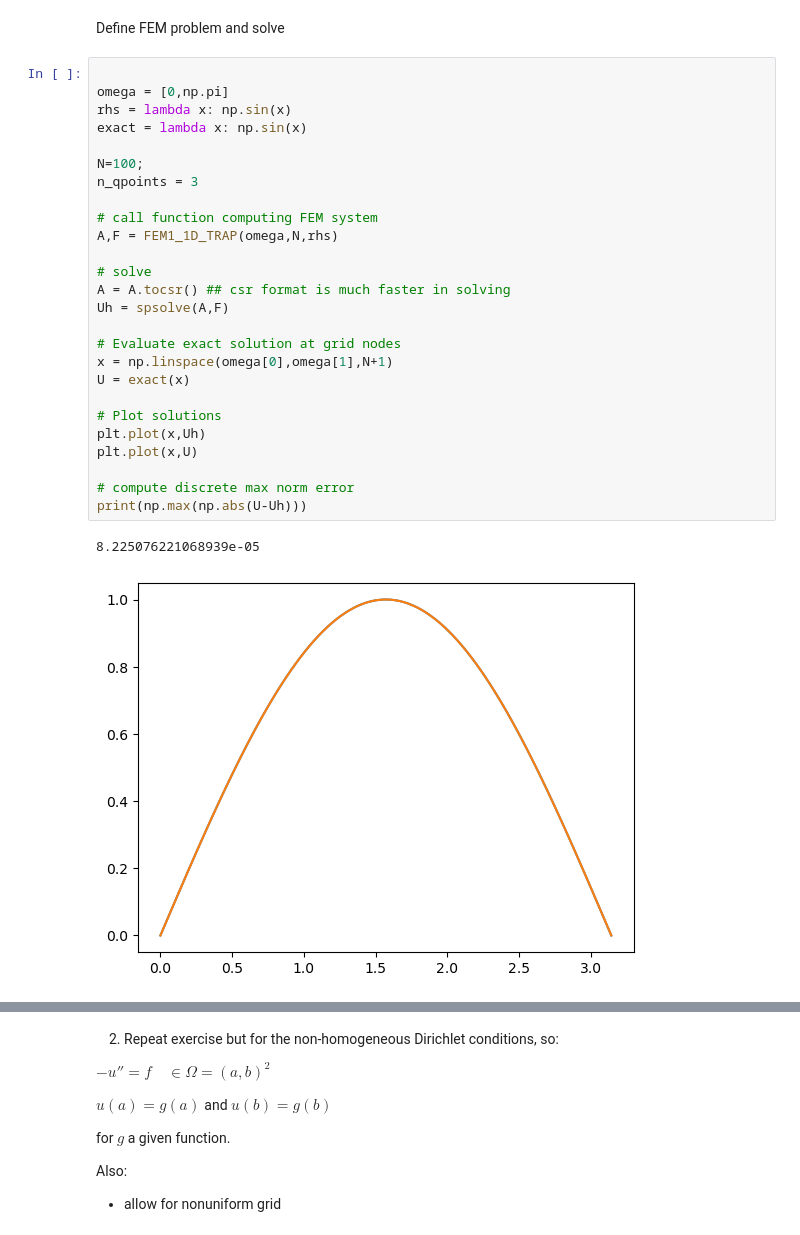
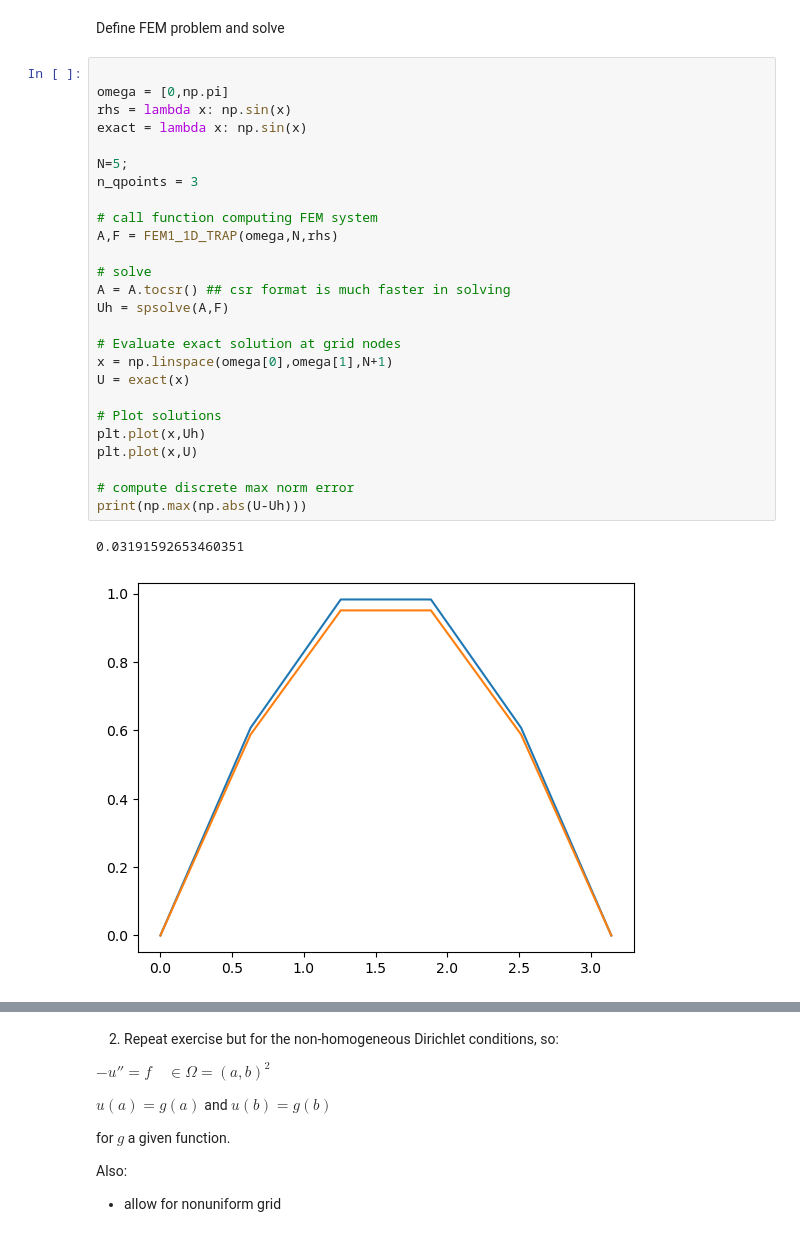
Before and after one commit to Gabriele-Codega/NSPDE-ANA2023, a Jupyter notebook: Python/C5.ipynb, the cells around one changed output, grey strips where cells are left out. Saved outputs shown, nothing was run; the diff lists cells and outputs as text.

```diff
--- a/Python/C5.ipynb
+++ b/Python/C5.ipynb
@@ -54,29 +54,29 @@ Define FEM problem and solve
 # %%
 
 omega = [0,np.pi]
 rhs = lambda x: np.sin(x)
 exact = lambda x: np.sin(x)
 
-N=100;
+N=5;
 n_qpoints = 3
 
 # call function computing FEM system
 A,F = FEM1_1D_TRAP(omega,N,rhs)
 
 # solve
 A = A.tocsr() ## csr format is much faster in solving
 Uh = spsolve(A,F)
 
 # Evaluate exact solution at grid nodes
 x = np.linspace(omega[0],omega[1],N+1)
 U = exact(x)
 
 # Plot solutions
 plt.plot(x,Uh)
 plt.plot(x,U)
 
 # compute discrete max norm error
 print(np.max(np.abs(U-Uh)))
 # %% [output]
-8.225076221068939e-05
+0.03191592653460351
-[figure, old version]
+[figure, new version]
```
Also changed, not shown: parts of 8 cells of this notebook, 2 other files.
